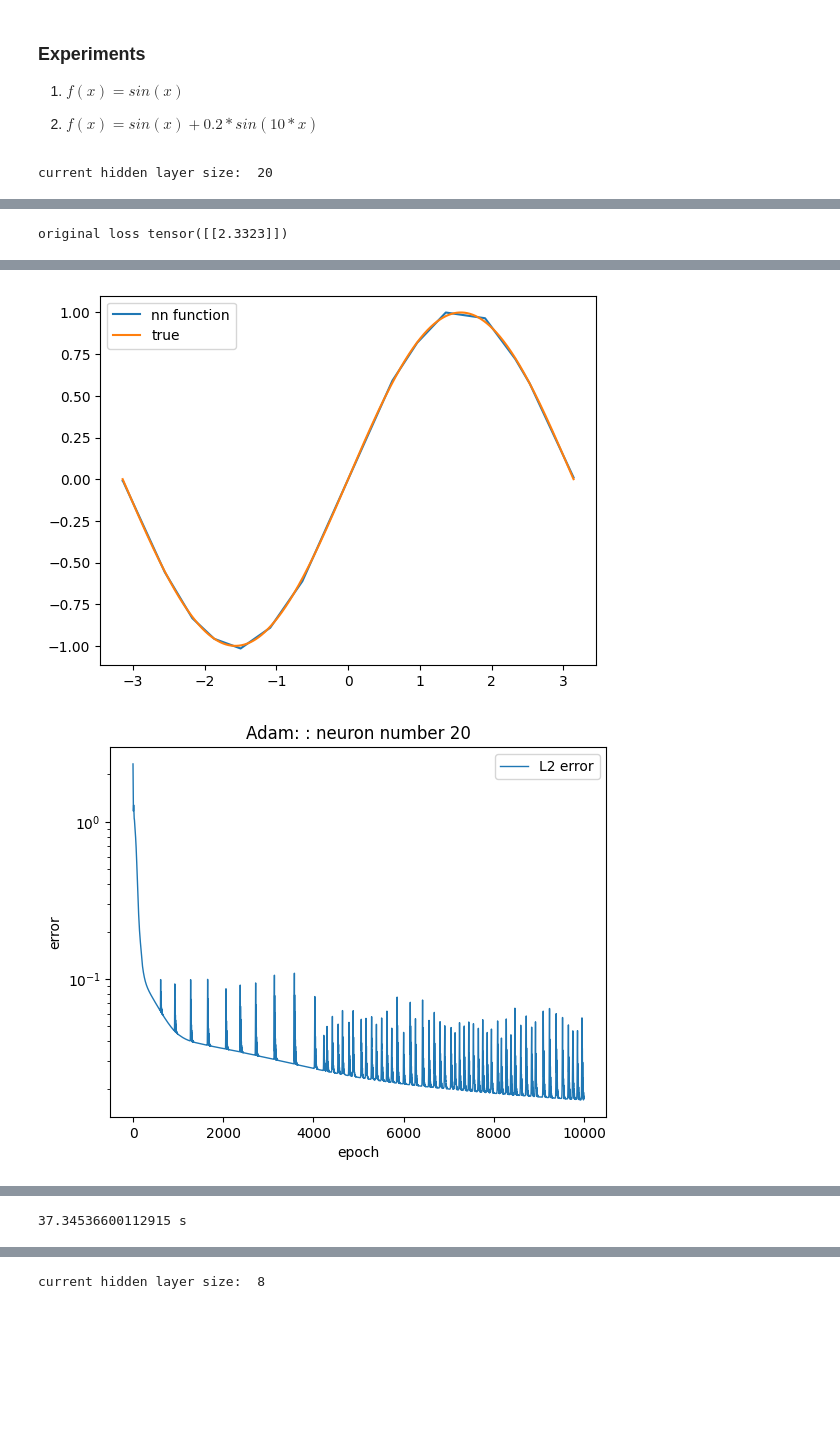
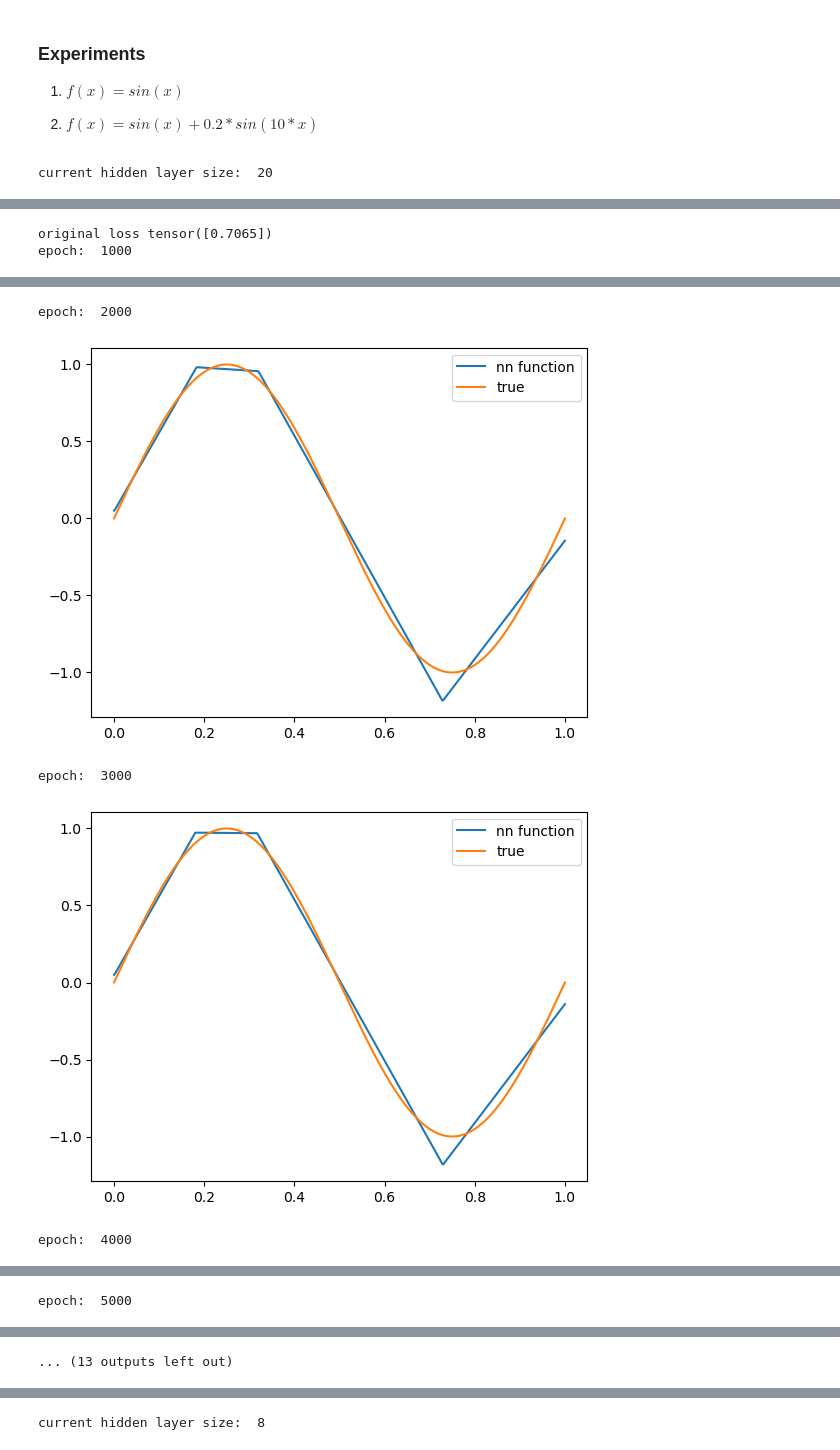
Before and after one commit to georgexxu/ProgrammingAssignment, a Jupyter notebook: L2Fitting1D_GD.ipynb, the cells around one changed output, grey strips where cells are left out. Saved outputs shown, nothing was run; the diff lists cells and outputs as text; code cells hidden in the pictures; blank space fills up the shorter version.

```diff
--- a/L2Fitting1D_GD.ipynb
+++ b/L2Fitting1D_GD.ipynb
@@ -128,5 +110,5 @@ def GQ_piecewise(gw,gx,nodes,func):
 # %%
-def AdamOrGD_train(my_model, target,learning_rate,num_epochs,initialize_):
+def AdamOrGD_train(my_model, target,learning_rate,num_epochs,Nx = 1024,order =5,initialize_=None):
     """Training SNN using Adam or GD
 
     Parameters
@@ -153,6 +135,9 @@ def AdamOrGD_train(my_model, target,learning_rate,num_epochs,initialize_):
     def loss_function_inside(x): # Integrand of the loss function
         return 0.5*torch.pow(my_model(x)-target(x),2).to(device)
 
+
+    weights, integration_points = PiecewiseGQ1D_weights_points(x_l= 0,x_r= 1, Nx = Nx,order =order)
+
     start = time.time()
     hidden_size1 = my_model.fc1.bias.size(0)
     print("current hidden layer size: ",hidden_size1)
@@ -160,17 +145,17 @@ def AdamOrGD_train(my_model, target,learning_rate,num_epochs,initialize_):
         initialize_(my_model,target)
 
     # Plot initial guess and compute initial error
-    x_test = torch.linspace(-pi,pi,4096).view(4096,1).to(device)
+    x_test = torch.linspace(0,1,512).view(512,1).to(device)
     u_true = target(x_test)
-    plot_solution(-pi,pi,my_model,x_test,u_true)
+    plot_solution(0,1,my_model,x_test,u_true)
 
     with torch.no_grad():
-        node = compute_integration_nodes_relunn(-pi,pi,my_model)
-        loss = GQ_piecewise(gw,gx,node,loss_function_inside)
-    print("original loss", (2*loss)**0.5)
-    # Define variables for data to be stored
+        loss = weights.t() @ loss_function_inside(integration_points)
     err = torch.zeros(num_epochs+1, 1)
     err[0] = (2*loss)**0.5
+    print("original loss", err[0])
+    # Define variables for data to be stored
+
 
     # Define optimizer
     optimizer = optim.Adam(my_model.parameters(), lr=learning_rate)
@@ -179,8 +164,9 @@ def AdamOrGD_train(my_model, target,learning_rate,num_epochs,initialize_):
     lr = learning_rate
     for epoch in range(num_epochs):
         # Plot the numerical solution
-        if (epoch+1) % 5000 == 0:
-            plot_solution(-pi,pi,my_model,x_test,u_true)
+        if (epoch+1) % 1000 == 0:
+            print("epoch: ",epoch+1)
+            plot_solution(0,1,my_model,x_test,u_true)
 
         lr = learning_rate
         for param_group in optimizer.param_groups:
@@ -188,19 +174,19 @@ def AdamOrGD_train(my_model, target,learning_rate,num_epochs,initialize_):
         optimizer.zero_grad() # Clear gradient
 
         # Define the loss function
-        node = compute_integration_nodes_relunn(-pi,pi,my_model)
-        loss = GQ_piecewise(gw,gx,node,loss_function_inside)
+#         node = compute_integration_nodes_relunn(-pi,pi,my_model)
+#         loss = GQ_piecewise(gw,gx,node,loss_function_inside)
+        loss = weights.t() @ loss_function_inside(integration_points)
         loss.backward() # Compute gradient
         optimizer.step() # Gradient descent step
         ## Add the backtracking
         with torch.no_grad():
-            node = compute_integration_nodes_relunn(-pi,pi,my_model)
-            loss = GQ_piecewise(gw,gx,node,loss_function_inside)
+            loss = weights.t() @ loss_function_inside(integration_points)
         err[epoch+1] = torch.pow(loss.detach()*2.0,0.5)
 
     # Plot L^2 error history and solution
     plot_l2_error_history("Adam: ",hidden_size1,err)
-    plot_solution(-pi,pi,my_model,x_test,u_true)
+    plot_solution(0,1,my_model,x_test,u_true)
     end = time.time()
     print(str(end - start)+" s")
     return err, my_model
@@ -213,10 +199,12 @@ def AdamOrGD_train(my_model, target,learning_rate,num_epochs,initialize_):
 # %%
 my_model = model(1,20,1)
 def target(x):
-    return torch.sin(x)
+    return torch.sin(2*pi*x)
 learning_rate = 0.01
+Nx = 512
+order = 2
 initialize_ = None
 num_epochs = 10000
-err, my_model = AdamOrGD_train(my_model, target,learning_rate,num_epochs,initialize_)
+err, my_model = AdamOrGD_train(my_model, target,learning_rate,num_epochs,Nx,order,initialize_)
 # %% [output]
 current hidden layer size:  20
@@ -224 +212,2 @@ current hidden layer size:  20
-original loss tensor([[2.3323]])
+original loss tensor([0.7065])
+epoch:  1000
@@ -226,2 +215,5 @@ original loss tensor([[2.3323]])
+epoch:  2000
-[figure, old version]
+[figure, new version]
+epoch:  3000
-[figure, old version]
+[figure, new version]
+epoch:  4000
@@ -229 +221 @@ original loss tensor([[2.3323]])
-37.34536600112915 s
+epoch:  5000
@@ -230,3 +223,4 @@ original loss tensor([[2.3323]])
+... (13 outputs left out)
 # %%
 my_model = model(1,20,1)
 def target(x):
```
Also changed, not shown: parts of 5 cells of this notebook.
